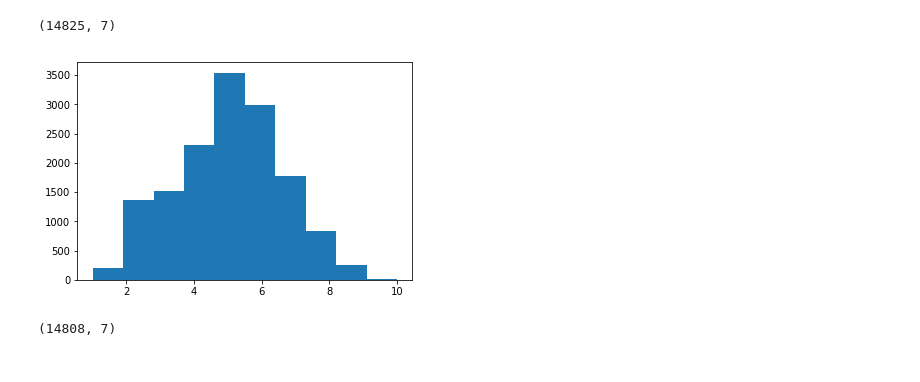
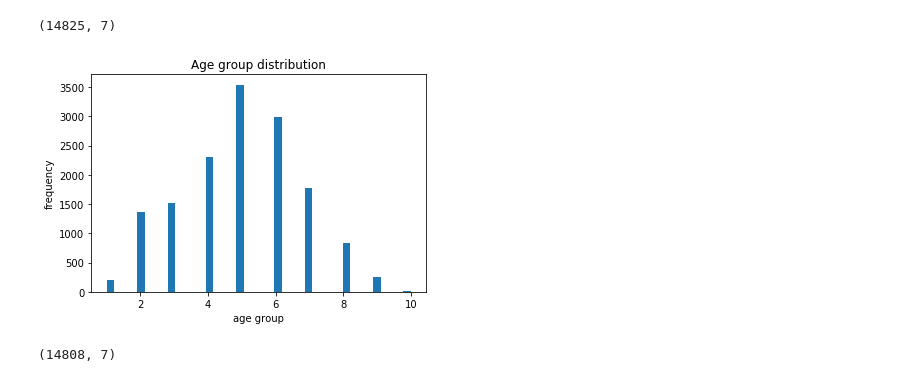
Before and after one commit to Sandhyakripalani/StarBucksProject, a Jupyter notebook: Starbucks_Capstone_OffersCombined.ipynb, the cells around one changed output. Cells and saved outputs as stored; diff of their text form; code cells hidden in the pictures.

```diff
--- a/Starbucks_Capstone_OffersCombined.ipynb
+++ b/Starbucks_Capstone_OffersCombined.ipynb
@@ -260,11 +255,15 @@ profile.dropna(inplace=True)
 profile.shape
 # %% [output]
 (14825, 7)
-# %%
-plt.hist(profile.age_bin)
-plt.show()
-# %% [output]
-[figure, removed]
+# %%
+#Plot age group distribution
+plt.hist(profile.age_bin, bins = 40,)
+plt.title('Age group distribution')
+plt.xlabel('age group')
+plt.ylabel('frequency')
+plt.show()
+# %% [output]
+[figure, added]
 # %%
 #Remove people whose age > 100. could be an outlier or a data mistake.
 profile = profile[profile['age_bin']<10]
```
Also changed, not shown: parts of 117 cells of this notebook.
